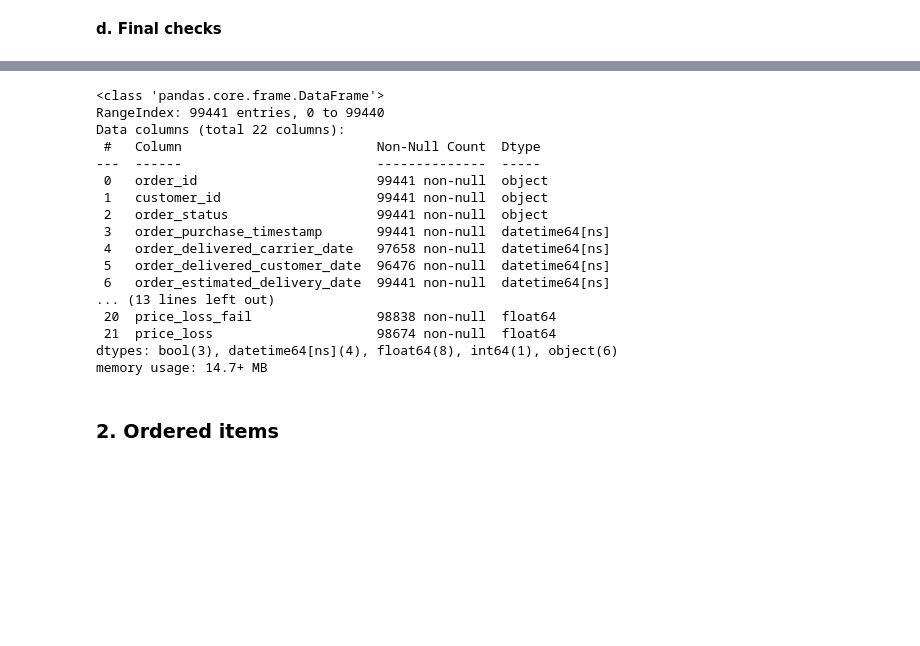
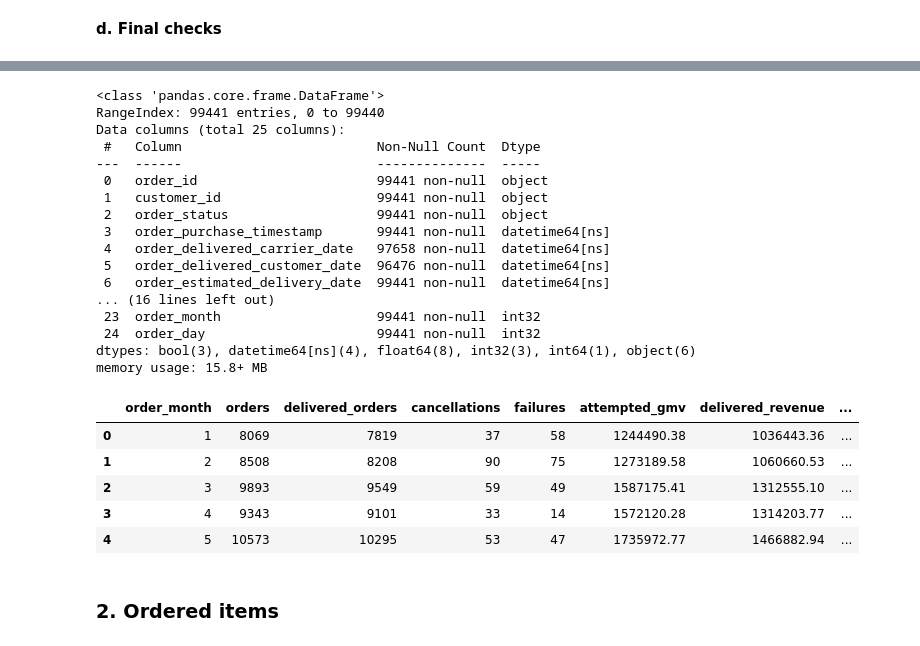
Before and after one commit to alfalfal/business_performance_analysis, a Jupyter notebook: EDA-and-modeling.ipynb, the cells around one changed output, grey strips where cells are left out. Cells and saved outputs as stored; diff of their text form; code cells hidden in the pictures; blank space fills up the shorter version.

```diff
--- a/EDA-and-modeling.ipynb
+++ b/EDA-and-modeling.ipynb
@@ -439,6 +439,11 @@ df_orders['price_aft_canc_and_fail'] = np.where(df_orders['is_delivered'], df_or
 df_orders['price_loss_canc'] = np.where(df_orders['is_canceled'], df_orders['order_price'], 0)
 df_orders['price_loss_fail'] = np.where(df_orders['is_failed_delivery'], df_orders['order_price'], 0)
 df_orders['price_loss'] = df_orders['price_loss_canc'] + df_orders['price_loss_fail']
+
+# EXTRACT YEAR AND MONTH FROM THE ORDER_PURCHASE_TIMESTAMP
+df_orders['order_year'] = df_orders['order_purchase_timestamp'].dt.year
+df_orders['order_month'] = df_orders['order_purchase_timestamp'].dt.month
+df_orders['order_day'] = df_orders['order_purchase_timestamp'].dt.day
 # %%
 # DISPLAY THE TOP 3 ROWS OF THE DATA FRAME
 
@@ -464,7 +469,7 @@ df_orders.info()
 # %% [output]
 <class 'pandas.core.frame.DataFrame'>
 RangeIndex: 99441 entries, 0 to 99440
-Data columns (total 22 columns):
+Data columns (total 25 columns):
  #   Column                         Non-Null Count  Dtype
 ---  ------                         --------------  -----
  0   order_id                       99441 non-null  object
@@ -474,11 +479,34 @@ Data columns (total 22 columns):
  4   order_delivered_carrier_date   97658 non-null  datetime64[ns]
  5   order_delivered_customer_date  96476 non-null  datetime64[ns]
  6   order_estimated_delivery_date  99441 non-null  datetime64[ns]
-... (13 lines left out)
- 20  price_loss_fail                98838 non-null  float64
- 21  price_loss                     98674 non-null  float64
-dtypes: bool(3), datetime64[ns](4), float64(8), int64(1), object(6)
-memory usage: 14.7+ MB
+... (16 lines left out)
+ 23  order_month                    99441 non-null  int32
+ 24  order_day                      99441 non-null  int32
+dtypes: bool(3), datetime64[ns](4), float64(8), int32(3), int64(1), object(6)
+memory usage: 15.8+ MB
+# %%
+monthly = df_orders.groupby('order_month').agg(
+    orders=('order_id','count'),
+    delivered_orders=('is_delivered','sum'),
+    cancellations=('is_canceled','sum'),
+    failures=('is_failed_delivery','sum'),
+    attempted_gmv=('gmv_bcanc_and_fails','sum'),
+    delivered_revenue=('price_aft_canc_and_fail','sum'),
+    lost_revenue=('price_loss','sum'),
+).reset_index()
+
+monthly['cancellation_rate'] = monthly['cancellations'] / monthly['orders']
+monthly['failure_rate'] = monthly['failures'] / monthly['orders']
+monthly['delivered_share'] = monthly['delivered_orders'] / monthly['orders']
+
+monthly.head()
+# %% [output]
+|  | order_month | orders | delivered_orders | cancellations | failures | attempted_gmv | delivered_revenue | ... |
+| 0 | 1 | 8069 | 7819 | 37 | 58 | 1244490.38 | 1036443.36 | ... |
+| 1 | 2 | 8508 | 8208 | 90 | 75 | 1273189.58 | 1060660.53 | ... |
+| 2 | 3 | 9893 | 9549 | 59 | 49 | 1587175.41 | 1312555.10 | ... |
+| 3 | 4 | 9343 | 9101 | 33 | 14 | 1572120.28 | 1314203.77 | ... |
+| 4 | 5 | 10573 | 10295 | 53 | 47 | 1735972.77 | 1466882.94 | ... |
 # %% [markdown]
 ### **2. Ordered items**
 # %% [markdown]
```
Also changed, not shown: parts of 10 cells of this notebook.
